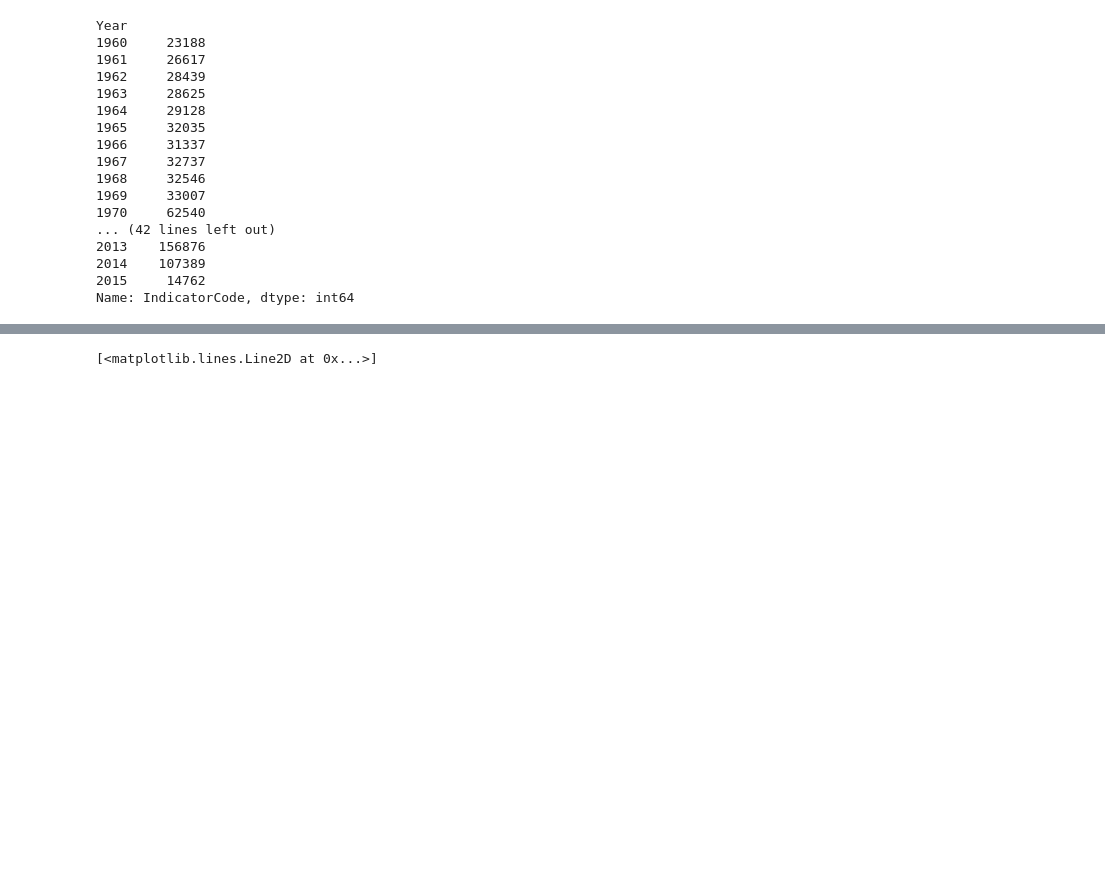
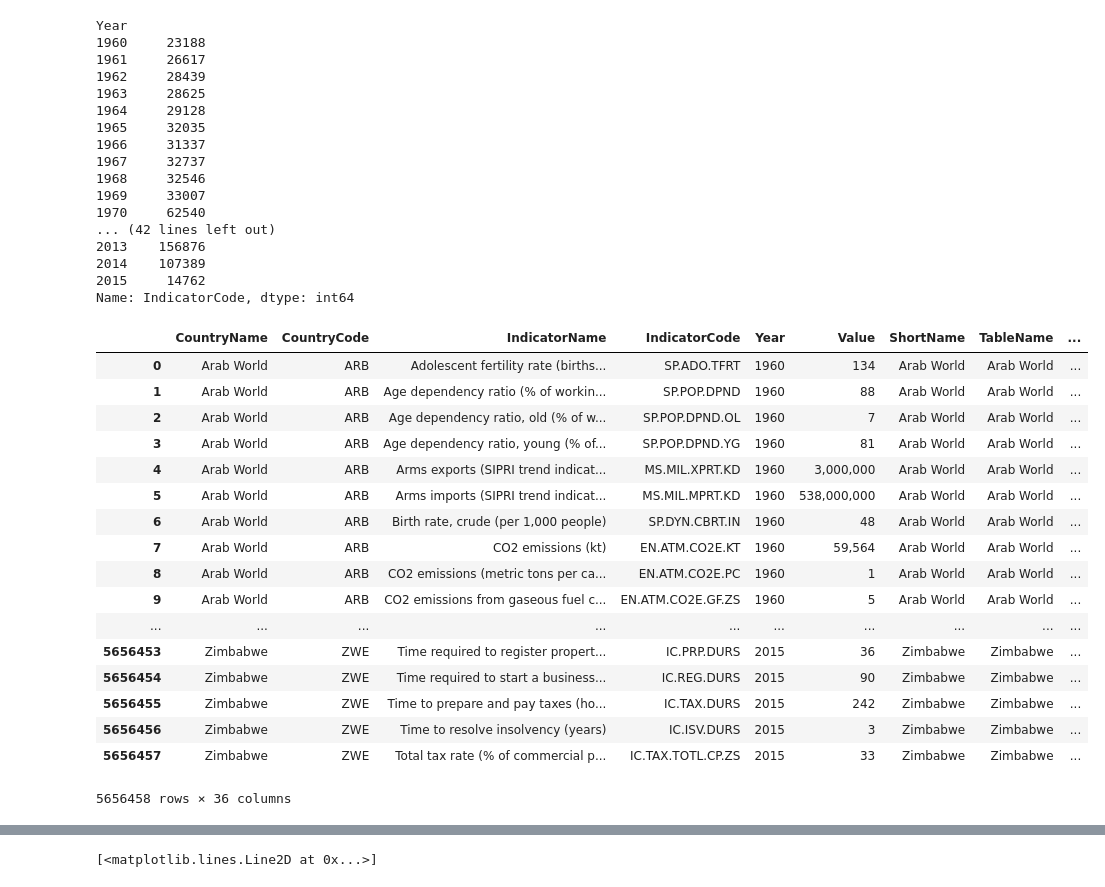
Before and after one commit to Jamatas/NoviDataScience, a Jupyter notebook: EDA – Exploratory Data Analysis .ipynb, the cells around one changed output, grey strips where cells are left out. Saved outputs shown, nothing was run; the diff lists cells and outputs as text; code cells hidden in the pictures; blank space fills up the shorter version.

```diff
--- a/EDA – Exploratory Data Analysis .ipynb
+++ b/EDA – Exploratory Data Analysis .ipynb
@@ -137,0 +149,3 @@ df_Indicators.head()
+# %%
+pd.options.display.float_format = '{:,.0f}'.format
+df_Indicators.describe()
@@ -282,3 +316,25 @@ Year
 2014    107389
 2015     14762
 Name: IndicatorCode, dtype: int64
+# %%
+df_IndicatorsFull = df_Indicators.merge(df_Country, on='CountryCode')
+df_IndicatorsFull.head()
+# %% [output]
+|  | CountryName | CountryCode | IndicatorName | IndicatorCode | Year | Value | ShortName | TableName | ... |
+| 0 | Arab World | ARB | Adolescent fertility rate (births... | SP.ADO.TFRT | 1960 | 134 | Arab World | Arab World | ... |
+| 1 | Arab World | ARB | Age dependency ratio (% of workin... | SP.POP.DPND | 1960 | 88 | Arab World | Arab World | ... |
+| 2 | Arab World | ARB | Age dependency ratio, old (% of w... | SP.POP.DPND.OL | 1960 | 7 | Arab World | Arab World | ... |
+| 3 | Arab World | ARB | Age dependency ratio, young (% of... | SP.POP.DPND.YG | 1960 | 81 | Arab World | Arab World | ... |
+| 4 | Arab World | ARB | Arms exports (SIPRI trend indicat... | MS.MIL.XPRT.KD | 1960 | 3,000,000 | Arab World | Arab World | ... |
+| 5 | Arab World | ARB | Arms imports (SIPRI trend indicat... | MS.MIL.MPRT.KD | 1960 | 538,000,000 | Arab World | Arab World | ... |
+| 6 | Arab World | ARB | Birth rate, crude (per 1,000 people) | SP.DYN.CBRT.IN | 1960 | 48 | Arab World | Arab World | ... |
+| 7 | Arab World | ARB | CO2 emissions (kt) | EN.ATM.CO2E.KT | 1960 | 59,564 | Arab World | Arab World | ... |
+| 8 | Arab World | ARB | CO2 emissions (metric tons per ca... | EN.ATM.CO2E.PC | 1960 | 1 | Arab World | Arab World | ... |
+| 9 | Arab World | ARB | CO2 emissions from gaseous fuel c... | EN.ATM.CO2E.GF.ZS | 1960 | 5 | Arab World | Arab World | ... |
+| ... | ... | ... | ... | ... | ... | ... | ... | ... | ... |
+| 5656453 | Zimbabwe | ZWE | Time required to register propert... | IC.PRP.DURS | 2015 | 36 | Zimbabwe | Zimbabwe | ... |
+| 5656454 | Zimbabwe | ZWE | Time required to start a business... | IC.REG.DURS | 2015 | 90 | Zimbabwe | Zimbabwe | ... |
+| 5656455 | Zimbabwe | ZWE | Time to prepare and pay taxes (ho... | IC.TAX.DURS | 2015 | 242 | Zimbabwe | Zimbabwe | ... |
+| 5656456 | Zimbabwe | ZWE | Time to resolve insolvency (years) | IC.ISV.DURS | 2015 | 3 | Zimbabwe | Zimbabwe | ... |
+| 5656457 | Zimbabwe | ZWE | Total tax rate (% of commercial p... | IC.TAX.TOTL.CP.ZS | 2015 | 33 | Zimbabwe | Zimbabwe | ... |
+5656458 rows × 36 columns
```
Also changed, not shown: parts of 12 cells of this notebook, 2 other files.
